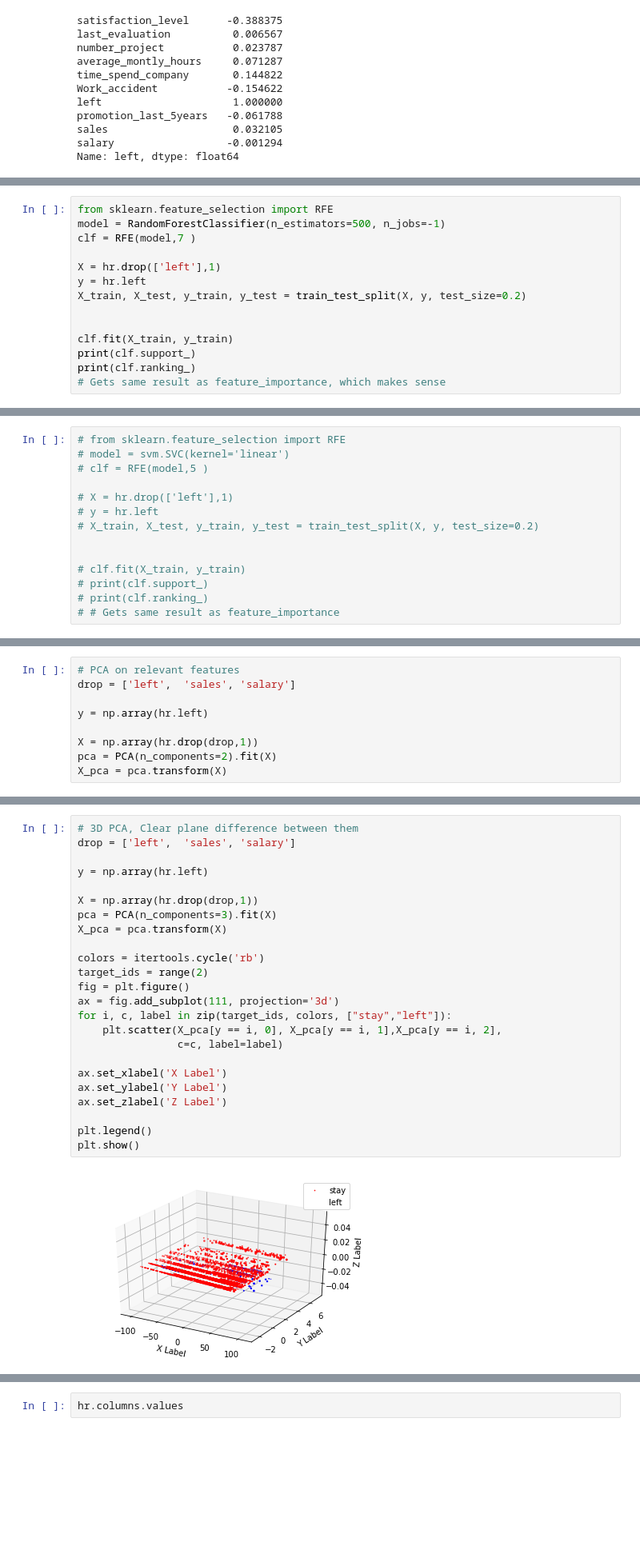
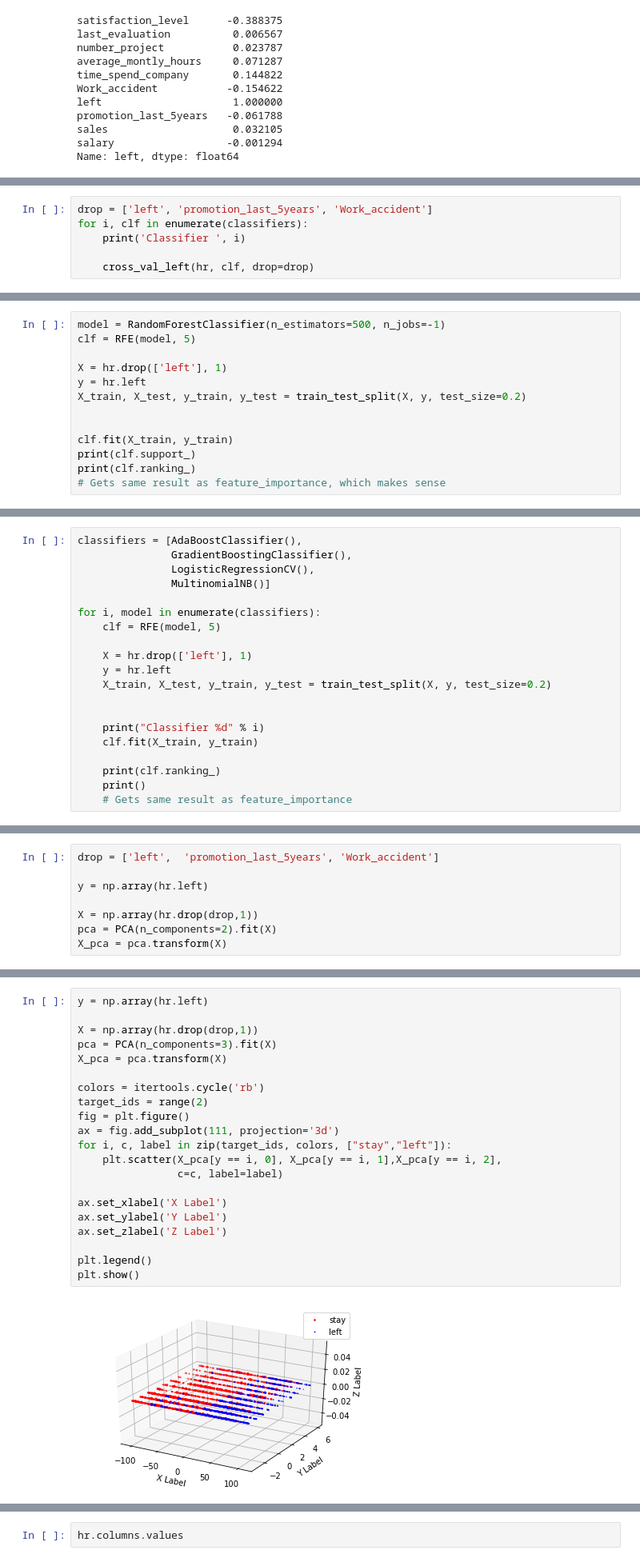
Before and after one commit to altock/altock.github.io, a Jupyter notebook: posts/992-accuracy-on-employee-resignations-under-construction/index.ipynb, the cells around one changed output, grey strips where cells are left out. Shown at 80% size. Saved outputs shown, nothing was run; the diff lists cells and outputs as text; blank space fills up the shorter version.

```diff
--- a/posts/992-accuracy-on-employee-resignations-under-construction/index.ipynb
+++ b/posts/992-accuracy-on-employee-resignations-under-construction/index.ipynb
@@ -293,0 +314,6 @@ Cross val score:  0.991532977585
+# %%
+drop = ['left', 'promotion_last_5years', 'Work_accident']
+for i, clf in enumerate(classifiers):
+    print('Classifier ', i)
+
+    cross_val_left(hr, clf, drop=drop)
@@ -294,9 +338,8 @@ Cross val score:  0.991532977585
 # %%
-from sklearn.feature_selection import RFE
 model = RandomForestClassifier(n_estimators=500, n_jobs=-1)
-clf = RFE(model,7 )
+clf = RFE(model, 5)
 
-X = hr.drop(['left'],1)
+X = hr.drop(['left'], 1)
 y = hr.left
 X_train, X_test, y_train, y_test = train_test_split(X, y, test_size=0.2)
 
@@ -311,14 +360,20 @@ print(clf.ranking_)
 # %%
-# from sklearn.feature_selection import RFE
-# model = svm.SVC(kernel='linear')
-# clf = RFE(model,5 )
+classifiers = [AdaBoostClassifier(),
+               GradientBoostingClassifier(),
+               LogisticRegressionCV(),
+               MultinomialNB()]
 
-# X = hr.drop(['left'],1)
-# y = hr.left
-# X_train, X_test, y_train, y_test = train_test_split(X, y, test_size=0.2)
+for i, model in enumerate(classifiers):
+    clf = RFE(model, 5)
+
+    X = hr.drop(['left'], 1)
+    y = hr.left
+    X_train, X_test, y_train, y_test = train_test_split(X, y, test_size=0.2)
 
 
-# clf.fit(X_train, y_train)
-# print(clf.support_)
-# print(clf.ranking_)
-# # Gets same result as feature_importance
+    print("Classifier %d" % i)
+    clf.fit(X_train, y_train)
+
+    print(clf.ranking_)
+    print()
+    # Gets same result as feature_importance
@@ -325,6 +402,5 @@ print(clf.ranking_)
 # %%
-# PCA on relevant features
-drop = ['left',  'sales', 'salary']
+drop = ['left',  'promotion_last_5years', 'Work_accident']
 
 y = np.array(hr.left)
 
@@ -372,26 +451,23 @@ plt.show()
 # %%
-# 3D PCA, Clear plane difference between them
-drop = ['left',  'sales', 'salary']
-
 y = np.array(hr.left)
 
 X = np.array(hr.drop(drop,1))
 pca = PCA(n_components=3).fit(X)
 X_pca = pca.transform(X)
 
 colors = itertools.cycle('rb')
 target_ids = range(2)
 fig = plt.figure()
 ax = fig.add_subplot(111, projection='3d')
 for i, c, label in zip(target_ids, colors, ["stay","left"]):
     plt.scatter(X_pca[y == i, 0], X_pca[y == i, 1],X_pca[y == i, 2],
                 c=c, label=label)
 
 ax.set_xlabel('X Label')
 ax.set_ylabel('Y Label')
 ax.set_zlabel('Z Label')
 
 plt.legend()
 plt.show()
 # %% [output]
-[figure, old version]
+[figure, new version]
```
Also changed, not shown: parts of 48 cells of this notebook, 4 other files.
